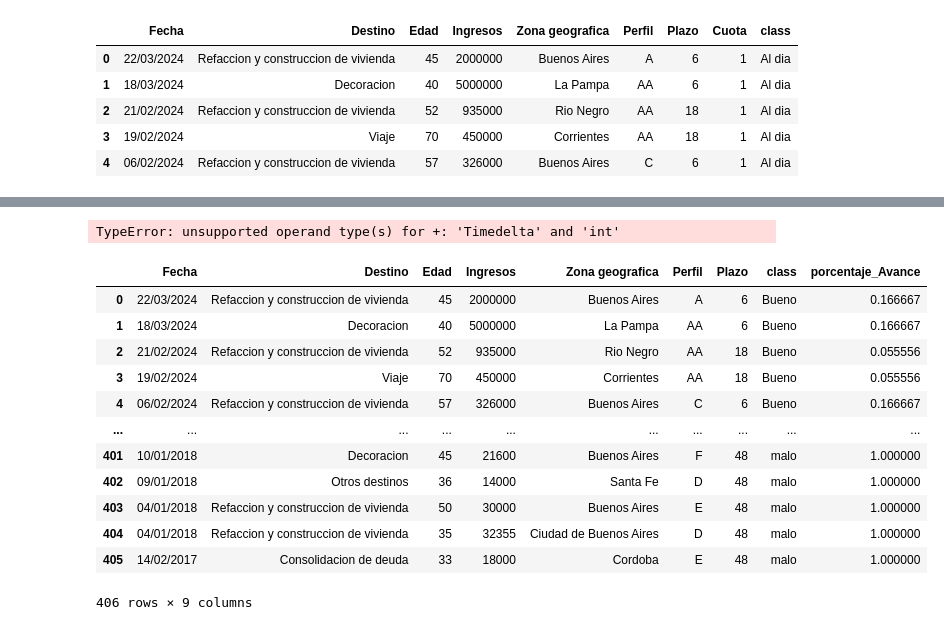
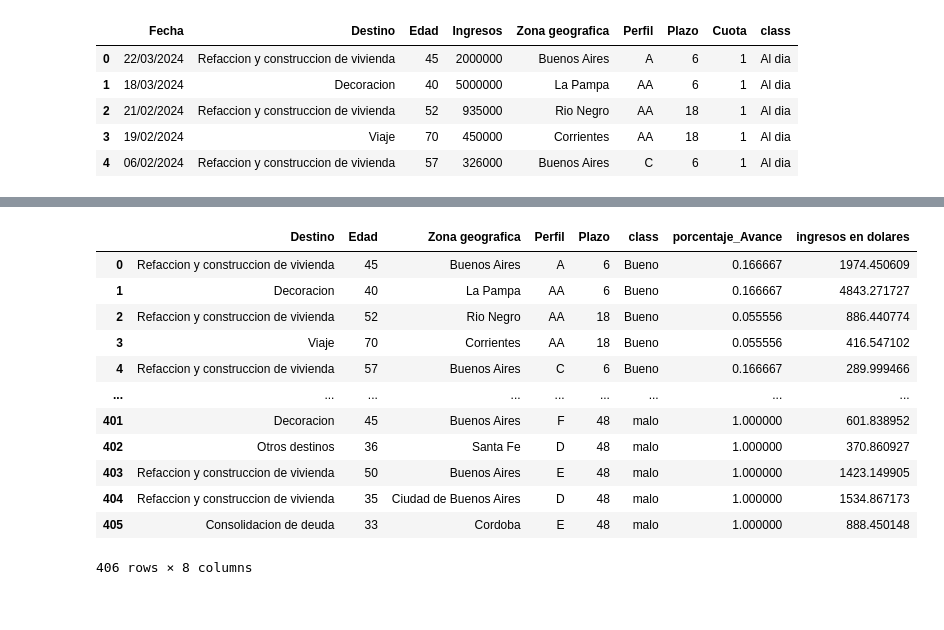
Before and after one commit to HANNNNSEN/AnalisisPrestamos, a Jupyter notebook: AnalisisPrestamos.ipynb, the cells around one changed output, grey strips where cells are left out. Saved outputs shown, nothing was run; the diff lists cells and outputs as text; code cells hidden in the pictures.

```diff
--- a/AnalisisPrestamos.ipynb
+++ b/AnalisisPrestamos.ipynb
@@ -134,62 +53,75 @@ KeyError: 1553
-# %%
-from datetime import datetime
-df_prueba1= df.copy()
-df_prueba1['Fecha']= pd.to_datetime(df_prueba1['Fecha'])
-
-
-dia
-# %% [output]
-TypeError: unsupported operand type(s) for +: 'Timedelta' and 'int'
 # %%
 # Al analizar la base de datos, tendremos que hacer varias modificaciones para representarlo correctamente
 # para ingresos lo pasaremos a dolares utilizando una base de dato donde tenemos según meses el valor máximo de valor mep
 # con respecto a la cuota lo dividiremos por el plazo para tener un porcentaje de avance de los pagos
 # con respecto a clases dividiremos en los que son "Al dia" -> "bueno" y todos los demas como "malo"
 # cuando ingresemos una nueva entrada lo pasaremos por esta función
-#transformaremos a travez de Sklearn ->LabelEncoder de valores categoricos a numéricos (Destino-Zona Geografica-Perfil-class)
 
-
+dolar_prueba = dolar.copy()
 df_prueba= df.copy()
 
 
-def editor_fichero(fichero):
+
+def editor_fichero(fichero,fichero_dolar):
 
     def convertir_etiqueta(fichero): #empezamos por class
         fichero.loc[fichero['class'] == 'Al dia', 'class'] = 'Bueno'
         fichero.loc[fichero['class'] != 'Bueno', 'class'] = 'malo'
         return fichero
 
 
     def convertir_cuota_en_porcentaje(fichero): #modificamos las cuotas por un porcentaje de avance del cuota/plazo
         fichero['porcentaje_Avance'] = fichero['Cuota']/fichero['Plazo']
         del fichero['Cuota']
         return fichero
 
-    def pasar_ingresos_a_dolares(fichero):  #pasar a dolares los ingresos - sacamos el mayor dolar de cada mes y ese será el valor a convertir
+    def pasar_ingresos_a_dolares(fichero, fichero_dolar):  #pasar a dolares los ingresos - sacamos el mayor dolar de cada mes y ese será el valor a convertir
+
+        #transformamos las columnas de fecha a variable datetime
+        fichero['Fecha']= pd.to_datetime(fichero['Fecha'])
+        fichero_dolar['Fecha']=pd.to_datetime(fichero_dolar['Fecha'])
+
+        #creamos una nueva columna del dolar para esa fecha en particular, luego los ingresos se dividiran por este dolar
+        fichero['dolar']=""
+        fichero['ingresos en dolares']=""
+
+        for x in range(0,(len(fichero.index)),1):
+            cond=False
+            cont=0
+            dia=pd.to_timedelta('1 days')
 
 
+            while cond==False:
+                cont=cont+1
+                for y in range(0,(len(fichero_dolar.index)),1):
+                    if (fichero.loc[(x,'Fecha')]+dia*cont)==fichero_dolar.loc[(y,'Fecha')]:
+                        fichero.loc[(x,'dolar')] = fichero_dolar.loc[(y,'dolar')]
+                        cond=True
+                        break
 
-
-
-
+        fichero['ingresos en dolares'] = fichero['Ingresos'] / fichero['dolar']
+        del fichero['Ingresos']
+        del fichero['Fecha']
+        del fichero['dolar']
 
         return fichero
 
-    return pasar_ingresos_a_dolares(convertir_cuota_en_porcentaje(convertir_etiqueta(fichero)))
+    return pasar_ingresos_a_dolares(convertir_cuota_en_porcentaje(convertir_etiqueta(fichero)),fichero_dolar)
 
 
-editor_fichero(df_prueba)
+editor_fichero(df_prueba, dolar_prueba)
+df_prueba
 # %% [output]
-|  | Fecha | Destino | Edad | Ingresos | Zona geografica | Perfil | Plazo | class | porcentaje_Avance |
-| 0 | 22/03/2024 | Refaccion y construccion de vivienda | 45 | 2000000 | Buenos Aires | A | 6 | Bueno | 0.166667 |
-| 1 | 18/03/2024 | Decoracion | 40 | 5000000 | La Pampa | AA | 6 | Bueno | 0.166667 |
-| 2 | 21/02/2024 | Refaccion y construccion de vivienda | 52 | 935000 | Rio Negro | AA | 18 | Bueno | 0.055556 |
-| 3 | 19/02/2024 | Viaje | 70 | 450000 | Corrientes | AA | 18 | Bueno | 0.055556 |
-| 4 | 06/02/2024 | Refaccion y construccion de vivienda | 57 | 326000 | Buenos Aires | C | 6 | Bueno | 0.166667 |
-| ... | ... | ... | ... | ... | ... | ... | ... | ... | ... |
-| 401 | 10/01/2018 | Decoracion | 45 | 21600 | Buenos Aires | F | 48 | malo | 1.000000 |
-| 402 | 09/01/2018 | Otros destinos | 36 | 14000 | Santa Fe | D | 48 | malo | 1.000000 |
-| 403 | 04/01/2018 | Refaccion y construccion de vivienda | 50 | 30000 | Buenos Aires | E | 48 | malo | 1.000000 |
-| 404 | 04/01/2018 | Refaccion y construccion de vivienda | 35 | 32355 | Ciudad de Buenos Aires | D | 48 | malo | 1.000000 |
-| 405 | 14/02/2017 | Consolidacion de deuda | 33 | 18000 | Cordoba | E | 48 | malo | 1.000000 |
+|  | Destino | Edad | Zona geografica | Perfil | Plazo | class | porcentaje_Avance | ingresos en dolares |
+| 0 | Refaccion y construccion de vivienda | 45 | Buenos Aires | A | 6 | Bueno | 0.166667 | 1974.450609 |
+| 1 | Decoracion | 40 | La Pampa | AA | 6 | Bueno | 0.166667 | 4843.271727 |
+| 2 | Refaccion y construccion de vivienda | 52 | Rio Negro | AA | 18 | Bueno | 0.055556 | 886.440774 |
+| 3 | Viaje | 70 | Corrientes | AA | 18 | Bueno | 0.055556 | 416.547102 |
+| 4 | Refaccion y construccion de vivienda | 57 | Buenos Aires | C | 6 | Bueno | 0.166667 | 289.999466 |
+| ... | ... | ... | ... | ... | ... | ... | ... | ... |
+| 401 | Decoracion | 45 | Buenos Aires | F | 48 | malo | 1.000000 | 601.838952 |
+| 402 | Otros destinos | 36 | Santa Fe | D | 48 | malo | 1.000000 | 370.860927 |
+| 403 | Refaccion y construccion de vivienda | 50 | Buenos Aires | E | 48 | malo | 1.000000 | 1423.149905 |
+| 404 | Refaccion y construccion de vivienda | 35 | Ciudad de Buenos Aires | D | 48 | malo | 1.000000 | 1534.867173 |
+| 405 | Consolidacion de deuda | 33 | Cordoba | E | 48 | malo | 1.000000 | 888.450148 |
-406 rows × 9 columns
+406 rows × 8 columns
```
Also changed, not shown: parts of 11 cells of this notebook.
